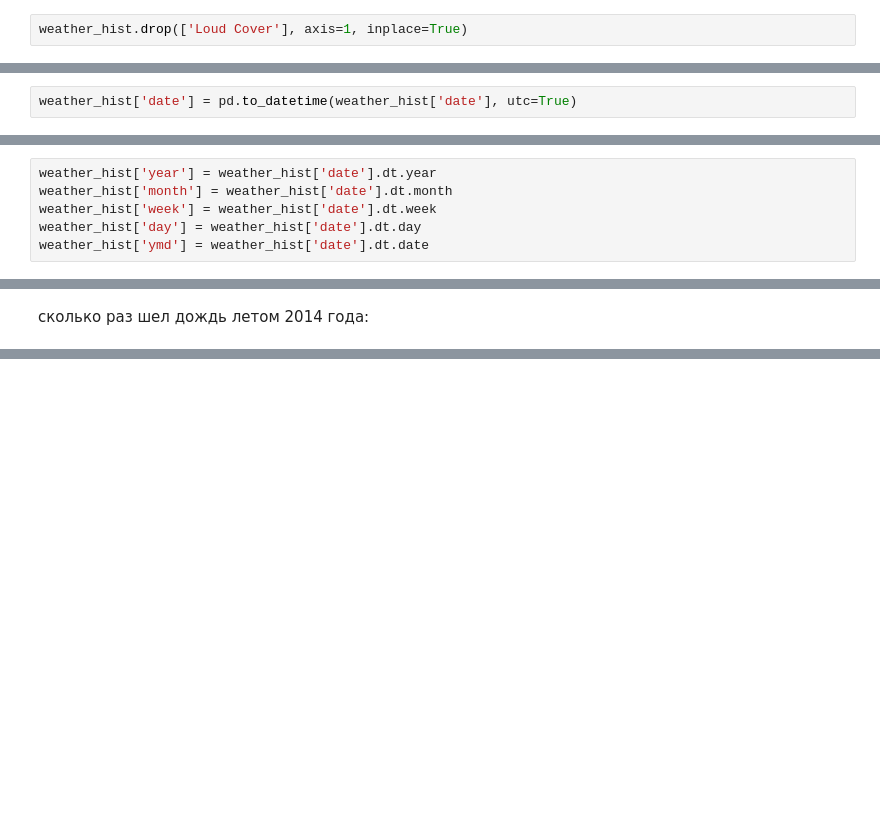
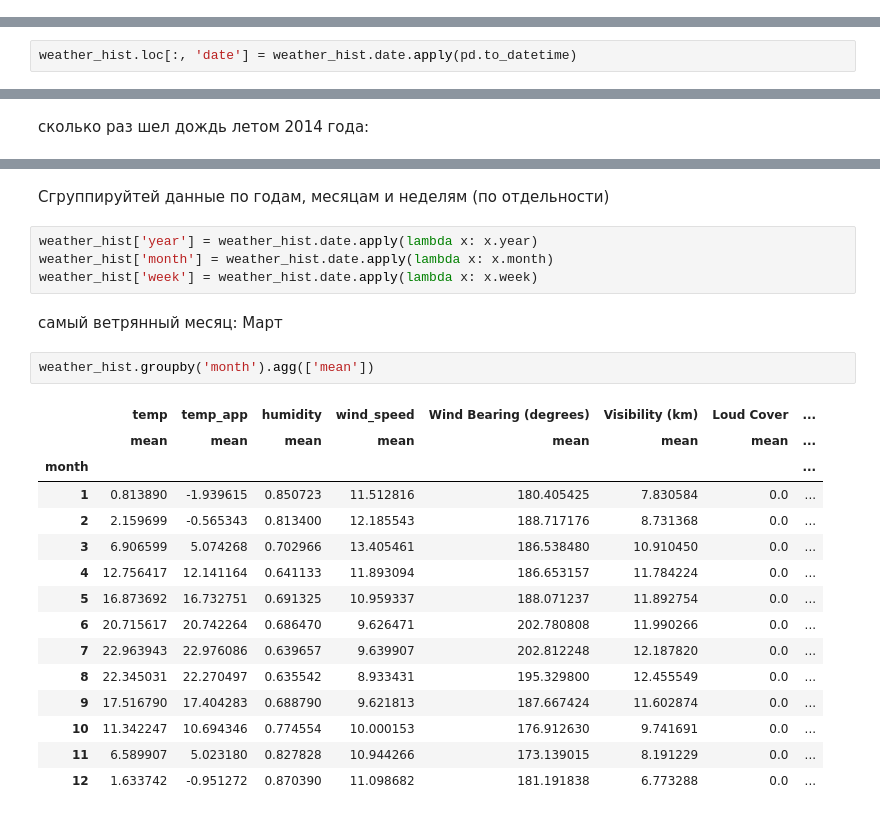
Before and after one commit to Yan-Weijia/ML, a Jupyter notebook: HW01/HW01.ipynb, the cells around one changed output, grey strips where cells are left out. Drawn from its saved outputs; the diff is of its cells as text; blank space fills up the shorter version.

```diff
--- a/HW01/HW01.ipynb
+++ b/HW01/HW01.ipynb
@@ -47,2 +24,0 @@ array([0.])
-# %%
-weather_hist.drop(['Loud Cover'], axis=1, inplace=True)
@@ -58,2 +25,2 @@ weather_hist.head(5)
 # %%
-weather_hist['date'] = pd.to_datetime(weather_hist['date'], utc=True)
+weather_hist.loc[:, 'date'] = weather_hist.date.apply(pd.to_datetime)
@@ -64,6 +26,0 @@ datetime64[ns, UTC]
-# %%
-weather_hist['year'] = weather_hist['date'].dt.year
-weather_hist['month'] = weather_hist['date'].dt.month
-weather_hist['week'] = weather_hist['date'].dt.week
-weather_hist['day'] = weather_hist['date'].dt.day
-weather_hist['ymd'] = weather_hist['date'].dt.date
@@ -159,0 +62,26 @@ array([2006, 2005, 2010, 2007, 2008, 2009, 2011, 2012, 2013, 2014, 2015,
+# %% [markdown]
+Сгруппируйтей данные по годам, месяцам и неделям (по отдельности)
+# %%
+weather_hist['year'] = weather_hist.date.apply(lambda x: x.year)
+weather_hist['month'] = weather_hist.date.apply(lambda x: x.month)
+weather_hist['week'] = weather_hist.date.apply(lambda x: x.week)
+# %% [markdown]
+самый ветрянный месяц: Март
+# %%
+weather_hist.groupby('month').agg(['mean'])
+# %% [output]
+|  | temp | temp_app | humidity | wind_speed | Wind Bearing (degrees) | Visibility (km) | Loud Cover | ... |
+|  | mean | mean | mean | mean | mean | mean | mean | ... |
+| month |  |  |  |  |  |  |  | ... |
+| 1 | 0.813890 | -1.939615 | 0.850723 | 11.512816 | 180.405425 | 7.830584 | 0.0 | ... |
+| 2 | 2.159699 | -0.565343 | 0.813400 | 12.185543 | 188.717176 | 8.731368 | 0.0 | ... |
+| 3 | 6.906599 | 5.074268 | 0.702966 | 13.405461 | 186.538480 | 10.910450 | 0.0 | ... |
+| 4 | 12.756417 | 12.141164 | 0.641133 | 11.893094 | 186.653157 | 11.784224 | 0.0 | ... |
+| 5 | 16.873692 | 16.732751 | 0.691325 | 10.959337 | 188.071237 | 11.892754 | 0.0 | ... |
+| 6 | 20.715617 | 20.742264 | 0.686470 | 9.626471 | 202.780808 | 11.990266 | 0.0 | ... |
+| 7 | 22.963943 | 22.976086 | 0.639657 | 9.639907 | 202.812248 | 12.187820 | 0.0 | ... |
+| 8 | 22.345031 | 22.270497 | 0.635542 | 8.933431 | 195.329800 | 12.455549 | 0.0 | ... |
+| 9 | 17.516790 | 17.404283 | 0.688790 | 9.621813 | 187.667424 | 11.602874 | 0.0 | ... |
+| 10 | 11.342247 | 10.694346 | 0.774554 | 10.000153 | 176.912630 | 9.741691 | 0.0 | ... |
+| 11 | 6.589907 | 5.023180 | 0.827828 | 10.944266 | 173.139015 | 8.191229 | 0.0 | ... |
+| 12 | 1.633742 | -0.951272 | 0.870390 | 11.098682 | 181.191838 | 6.773288 | 0.0 | ... |
```
Also changed, not shown: parts of 80 cells of this notebook.
